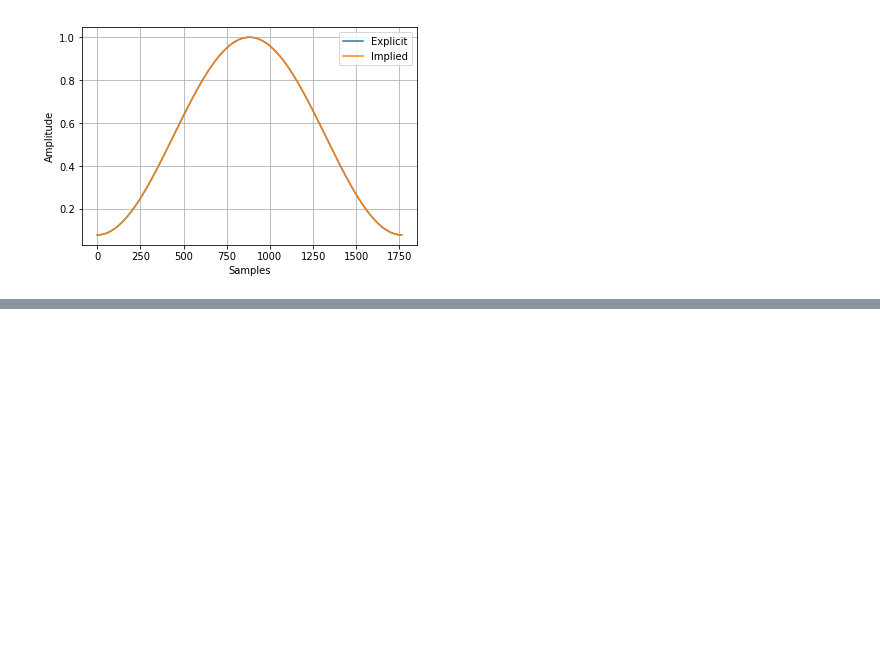
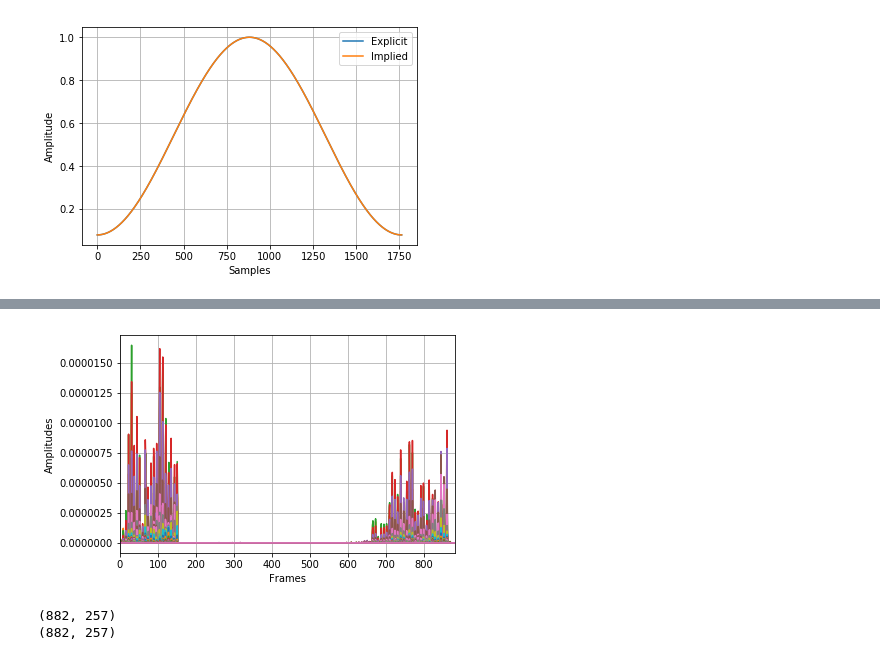
Before and after one commit to BAD-Classifier/Signal-Processing, a Jupyter notebook: MFCC.ipynb, the cells around one changed output, grey strips where cells are left out. Saved outputs shown, nothing was run; the diff lists cells and outputs as text; code cells hidden in the pictures; blank space fills up the shorter version.

```diff
--- a/MFCC.ipynb
+++ b/MFCC.ipynb
@@ -157,0 +165,20 @@ plt.show()
+# %%
+NFFT = 512
+magnitude = numpy.absolute(numpy.fft.rfft(extracted, NFFT))
+power_spectrum = ((1.0 / NFFT) * ((mag_frames) ** 2))
+
+plt.figure(6)
+plt.plot(power_spectrum)
+#plt.plot(magnitude)
+plt.xlabel("Frames")
+plt.ylabel("Amplitudes")
+plt.grid(True)
+plt.xlim([0, 881])
+plt.show()
+
+print(magnitude.shape)
+print(power_spectrum.shape)
+# %% [output]
+[figure, added]
+(882, 257)
+(882, 257)
```
Also changed, not shown: parts of 9 cells of this notebook, 1 other file.
